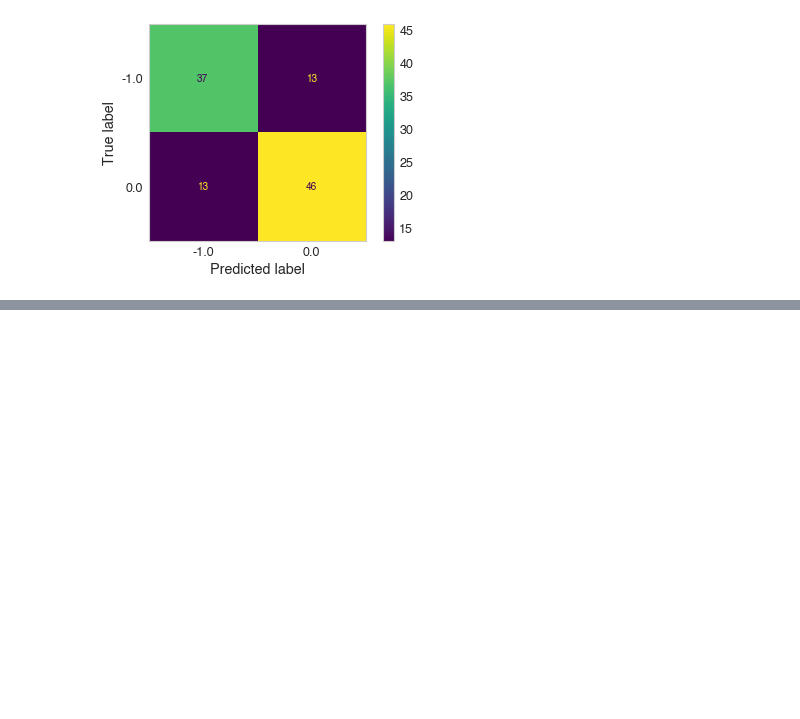
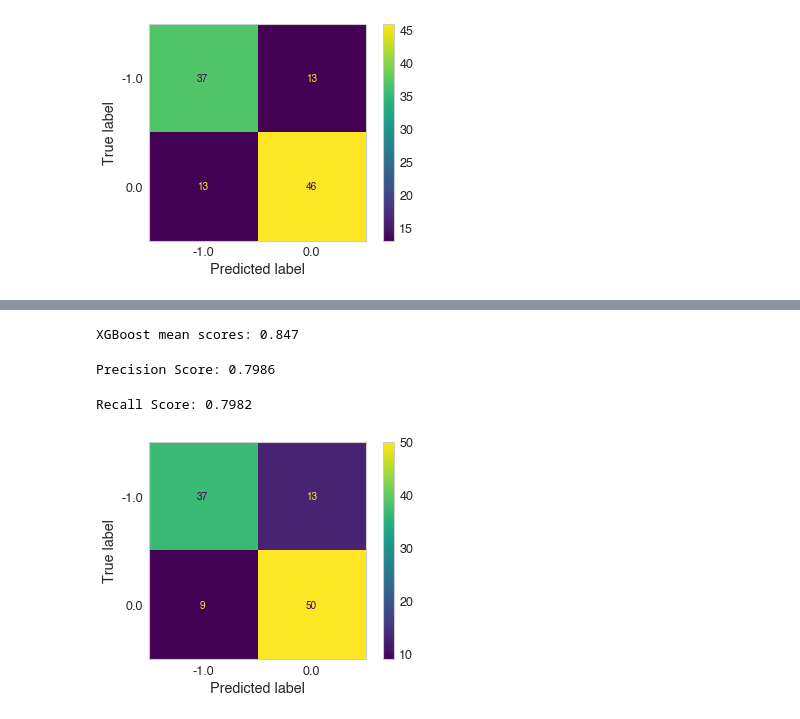
Before and after one commit to mdominguez2010/wsb-sentiment-analysis, a Jupyter notebook: model.ipynb, the cells around one changed output, grey strips where cells are left out. Cells and saved outputs as stored; diff of their text form; code cells hidden in the pictures; blank space fills up the shorter version.

```diff
--- a/model.ipynb
+++ b/model.ipynb
@@ -553,0 +593,32 @@ plt.grid(b=None)
+# %%
+X_scaled_over, y_over = over_under_sample(X_scaled, y, Under=False, Over=True)
+# %%
+gbm_tuned_scores_over = cross_val_score(gbm_tuned, X_scaled_over, y_over, cv=5)
+
+print(f"XGBoost mean scores: {np.mean(gbm_tuned_scores_over):.4}")
+# %% [output]
+XGBoost mean scores: 0.847
+# %%
+gbm_tuned_over = xgb.XGBClassifier(
+    subsample = 0.7999999999999999,
+    n_estimators = 1000,
+    max_depth = 3,
+    learning_rate = 0.1,
+    colsample_bytree = 0.7,
+    colsample_bylevel = 0.8999999999999999
+)
+# %%
+# Confusion Matrix and Recall/Precision scores
+gbm_tuned_over.fit(X_scaled_over, y_over)
+prec_score = precision_score(y_test, gbm_tuned_over.predict(X_test_scaled), average='weighted')
+
+print(f"Precision Score: {prec_score:.4f}")
+# %% [output]
+Precision Score: 0.7986
+# %%
+# Recall Score
+rec_score = recall_score(y_test, gbm_tuned_over.predict(X_test_scaled), average='weighted')
+
+print(f"Recall Score: {rec_score:.4f}")
+# %% [output]
+Recall Score: 0.7982
@@ -553,0 +627,5 @@ plt.grid(b=None)
+# %%
+plot_confusion_matrix(gbm_tuned_over, X_test_scaled, y_test)
+plt.grid(b=None)
+# %% [output]
+[figure, added]
```
Also changed, not shown: parts of 7 cells of this notebook.
